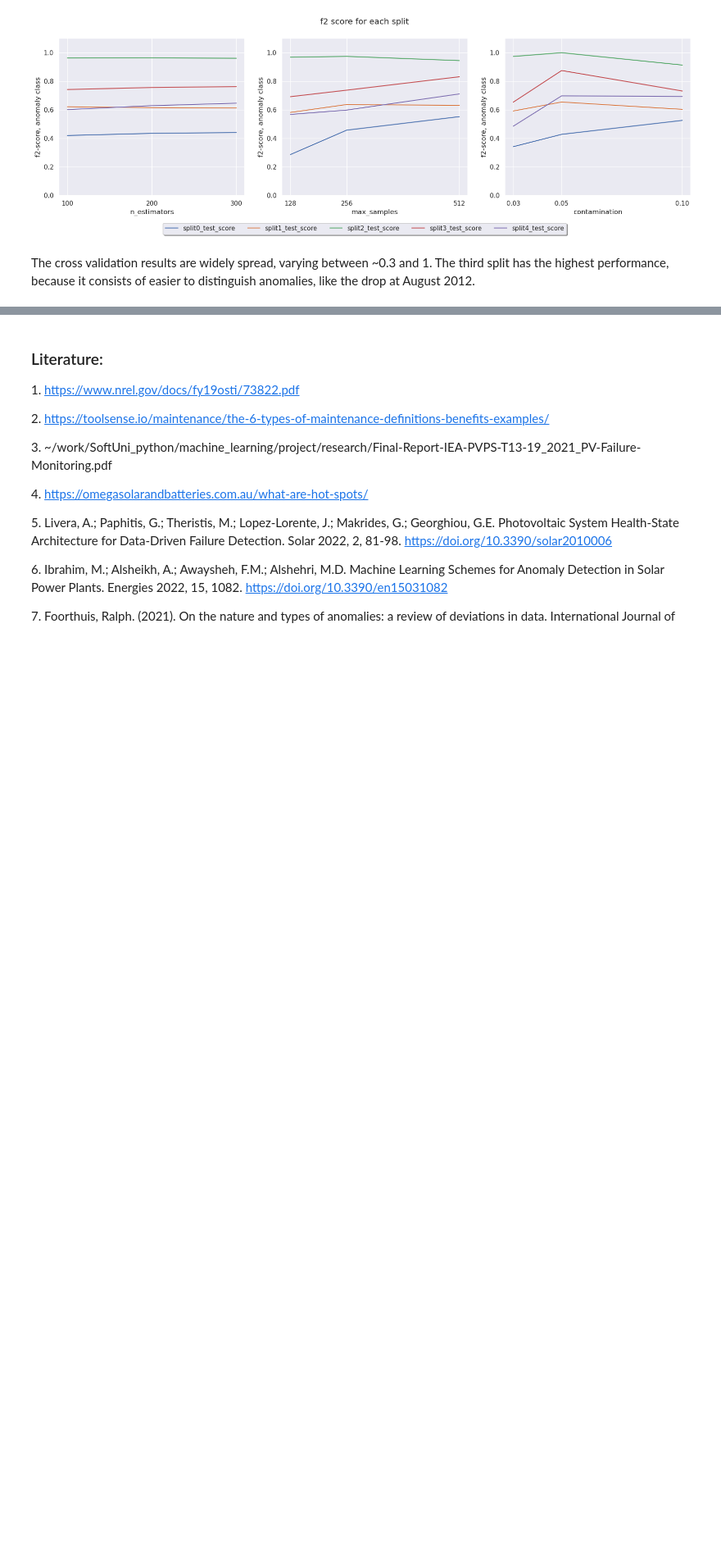
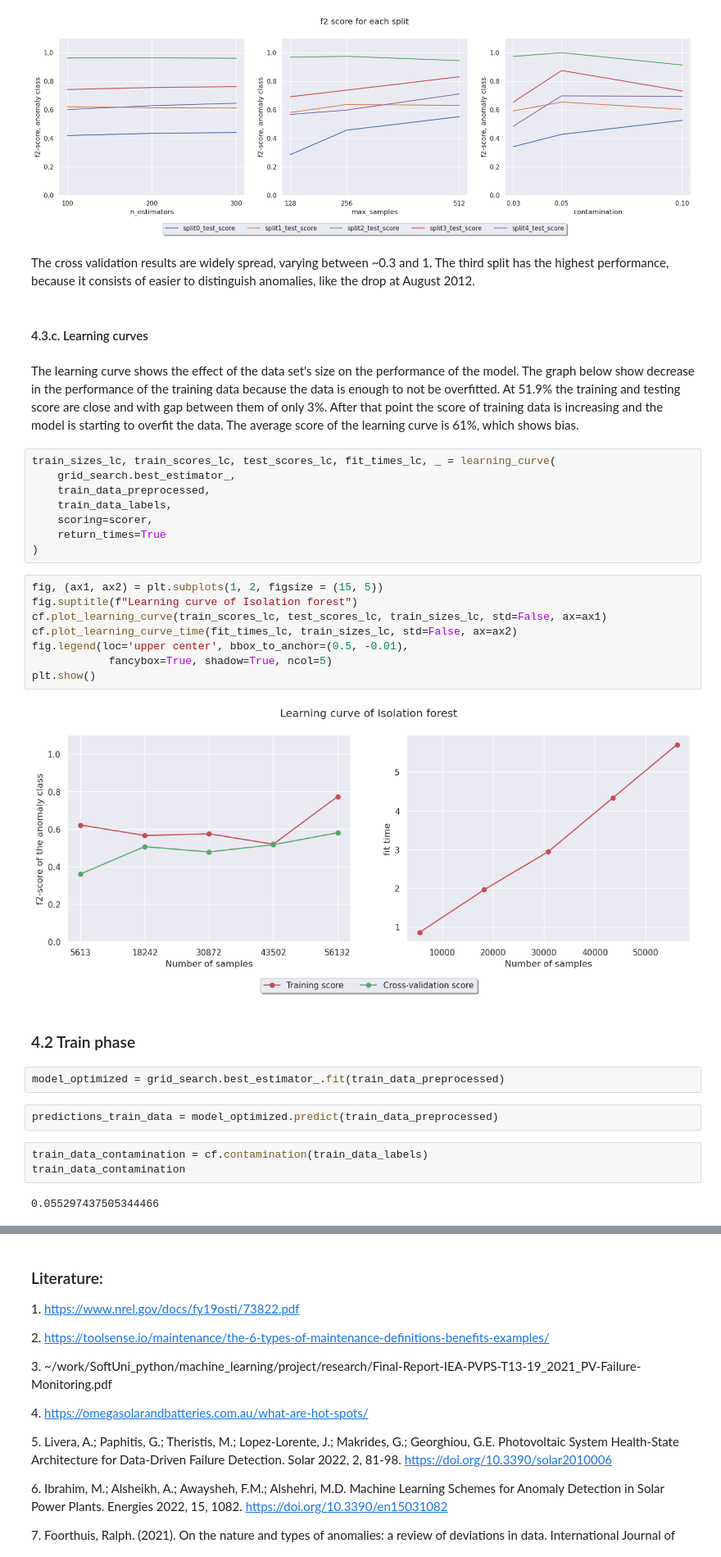
Before and after one commit to Ivelina-Z/Anomaly-detection-in-PV-system, a Jupyter notebook: Anomaly_detection_PV_system.ipynb, the cells around one changed output, grey strips where cells are left out. Shown at 82% size. Saved outputs shown, nothing was run; the diff lists cells and outputs as text; blank space fills up the shorter version.

Commit message:
Learning curves and traininig

```diff
--- a/Anomaly_detection_PV_system.ipynb
+++ b/Anomaly_detection_PV_system.ipynb
@@ -450,3 +450,36 @@ plt.show()
 [figure]
 # %% [markdown]
 The cross validation results are widely spread, varying between ~0.3 and 1. The third split has the highest performance, because it consists of easier to distinguish anomalies, like the drop at August 2012.
+# %% [markdown]
+#### 4.3.c. Learning curves
+# %% [markdown]
+The learning curve shows the effect of the data set's size on the performance of the model. The graph below show decrease in the performance of the training data because the data is enough to not be overfitted. At 51.9% the training and testing score are close and with gap between them of only 3%. After that point the score of training data is increasing and the model is starting to overfit the data. The average score of the learning curve is 61%, which shows bias.
+# %%
+train_sizes_lc, train_scores_lc, test_scores_lc, fit_times_lc, _ = learning_curve(
+    grid_search.best_estimator_,
+    train_data_preprocessed,
+    train_data_labels,
+    scoring=scorer,
+    return_times=True
+)
+# %%
+fig, (ax1, ax2) = plt.subplots(1, 2, figsize = (15, 5))
+fig.suptitle(f"Learning curve of Isolation forest")
+cf.plot_learning_curve(train_scores_lc, test_scores_lc, train_sizes_lc, std=False, ax=ax1)
+cf.plot_learning_curve_time(fit_times_lc, train_sizes_lc, std=False, ax=ax2)
+fig.legend(loc='upper center', bbox_to_anchor=(0.5, -0.01),
+            fancybox=True, shadow=True, ncol=5)
+plt.show()
+# %% [output]
+[figure, added]
+# %% [markdown]
+### 4.2 Train phase
+# %%
+model_optimized = grid_search.best_estimator_.fit(train_data_preprocessed)
+# %%
+predictions_train_data = model_optimized.predict(train_data_preprocessed)
+# %%
+train_data_contamination = cf.contamination(train_data_labels)
+train_data_contamination
+# %% [output]
+0.055297437505344466
```
Also changed, not shown: parts of 4 cells of this notebook.
